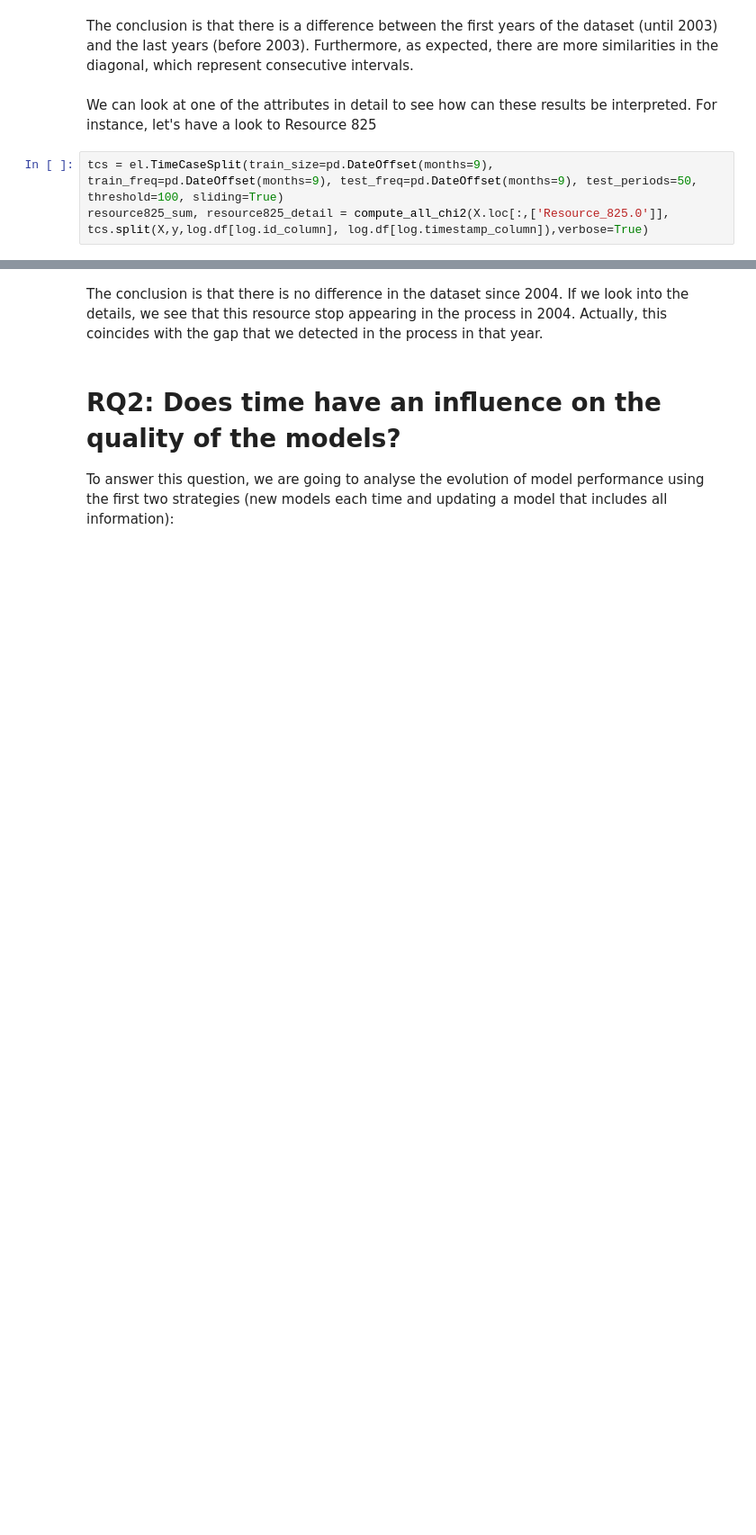
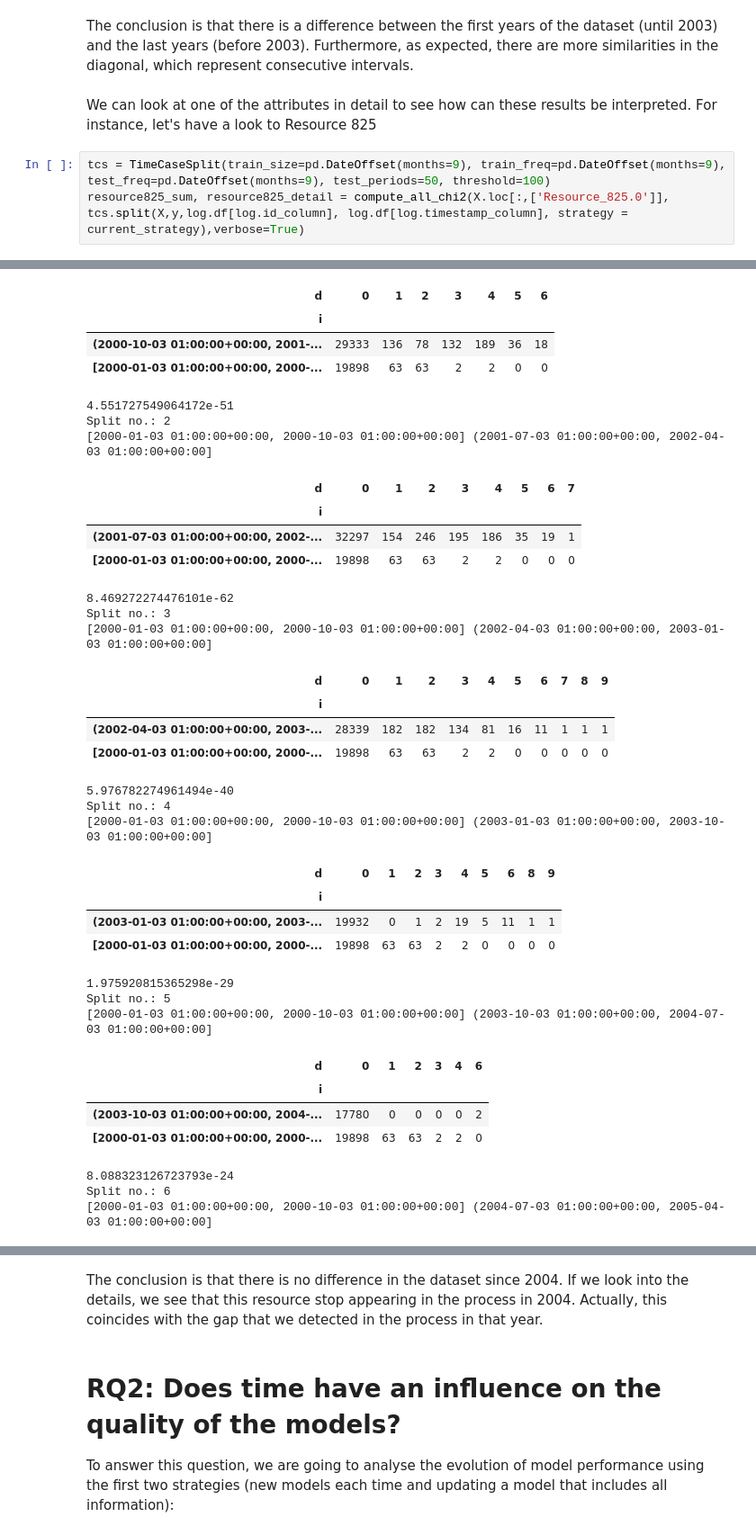
Before and after one commit to badrecursionbrb/predictive-monitoring-evolution, a Jupyter notebook: Traffic-Evolution-Final.ipynb, the cells around one changed output, grey strips where cells are left out. Shown at 90% size. Saved outputs shown, nothing was run; the diff lists cells and outputs as text; blank space fills up the shorter version.

```diff
--- a/Traffic-Evolution-Final.ipynb
+++ b/Traffic-Evolution-Final.ipynb
@@ -169,5 +189,6 @@ The conclusion is that there is a difference between the first years of the data
 # %% [markdown]
 We can look at one of the attributes in detail to see how can these results be interpreted. For instance, let's have a look to Resource 825
 # %%
-tcs = el.TimeCaseSplit(train_size=pd.DateOffset(months=9), train_freq=pd.DateOffset(months=9), test_freq=pd.DateOffset(months=9), test_periods=50, threshold=100, sliding=True)
-resource825_sum, resource825_detail = compute_all_chi2(X.loc[:,['Resource_825.0']], tcs.split(X,y,log.df[log.id_column], log.df[log.timestamp_column]),verbose=True)
+tcs = TimeCaseSplit(train_size=pd.DateOffset(months=9), train_freq=pd.DateOffset(months=9), test_freq=pd.DateOffset(months=9), test_periods=50, threshold=100)
+resource825_sum, resource825_detail = compute_all_chi2(X.loc[:,['Resource_825.0']], tcs.split(X,y,log.df[log.id_column], log.df[log.timestamp_column], strategy = current_strategy),verbose=True)
+# %% [output]
@@ -173,0 +207,35 @@ resource825_sum, resource825_detail = compute_all_chi2(X.loc[:,['Resource_825.0'
+| d | 0 | 1 | 2 | 3 | 4 | 5 | 6 |
+| i |  |  |  |  |  |  |  |
+| (2000-10-03 01:00:00+00:00, 2001-... | 29333 | 136 | 78 | 132 | 189 | 36 | 18 |
+| [2000-01-03 01:00:00+00:00, 2000-... | 19898 | 63 | 63 | 2 | 2 | 0 | 0 |
+4.551727549064172e-51
+Split no.: 2
+[2000-01-03 01:00:00+00:00, 2000-10-03 01:00:00+00:00] (2001-07-03 01:00:00+00:00, 2002-04-03 01:00:00+00:00]
+| d | 0 | 1 | 2 | 3 | 4 | 5 | 6 | 7 |
+| i |  |  |  |  |  |  |  |  |
+| (2001-07-03 01:00:00+00:00, 2002-... | 32297 | 154 | 246 | 195 | 186 | 35 | 19 | 1 |
+| [2000-01-03 01:00:00+00:00, 2000-... | 19898 | 63 | 63 | 2 | 2 | 0 | 0 | 0 |
+8.469272274476101e-62
+Split no.: 3
+[2000-01-03 01:00:00+00:00, 2000-10-03 01:00:00+00:00] (2002-04-03 01:00:00+00:00, 2003-01-03 01:00:00+00:00]
+| d | 0 | 1 | 2 | 3 | 4 | 5 | 6 | 7 | 8 | 9 |
+| i |  |  |  |  |  |  |  |  |  |  |
+| (2002-04-03 01:00:00+00:00, 2003-... | 28339 | 182 | 182 | 134 | 81 | 16 | 11 | 1 | 1 | 1 |
+| [2000-01-03 01:00:00+00:00, 2000-... | 19898 | 63 | 63 | 2 | 2 | 0 | 0 | 0 | 0 | 0 |
+5.976782274961494e-40
+Split no.: 4
+[2000-01-03 01:00:00+00:00, 2000-10-03 01:00:00+00:00] (2003-01-03 01:00:00+00:00, 2003-10-03 01:00:00+00:00]
+| d | 0 | 1 | 2 | 3 | 4 | 5 | 6 | 8 | 9 |
+| i |  |  |  |  |  |  |  |  |  |
+| (2003-01-03 01:00:00+00:00, 2003-... | 19932 | 0 | 1 | 2 | 19 | 5 | 11 | 1 | 1 |
+| [2000-01-03 01:00:00+00:00, 2000-... | 19898 | 63 | 63 | 2 | 2 | 0 | 0 | 0 | 0 |
+1.975920815365298e-29
+Split no.: 5
+[2000-01-03 01:00:00+00:00, 2000-10-03 01:00:00+00:00] (2003-10-03 01:00:00+00:00, 2004-07-03 01:00:00+00:00]
+| d | 0 | 1 | 2 | 3 | 4 | 6 |
+| i |  |  |  |  |  |  |
+| (2003-10-03 01:00:00+00:00, 2004-... | 17780 | 0 | 0 | 0 | 0 | 2 |
+| [2000-01-03 01:00:00+00:00, 2000-... | 19898 | 63 | 63 | 2 | 2 | 0 |
+8.088323126723793e-24
+Split no.: 6
+[2000-01-03 01:00:00+00:00, 2000-10-03 01:00:00+00:00] (2004-07-03 01:00:00+00:00, 2005-04-03 01:00:00+00:00]
```
Also changed, not shown: parts of 6 cells of this notebook.
